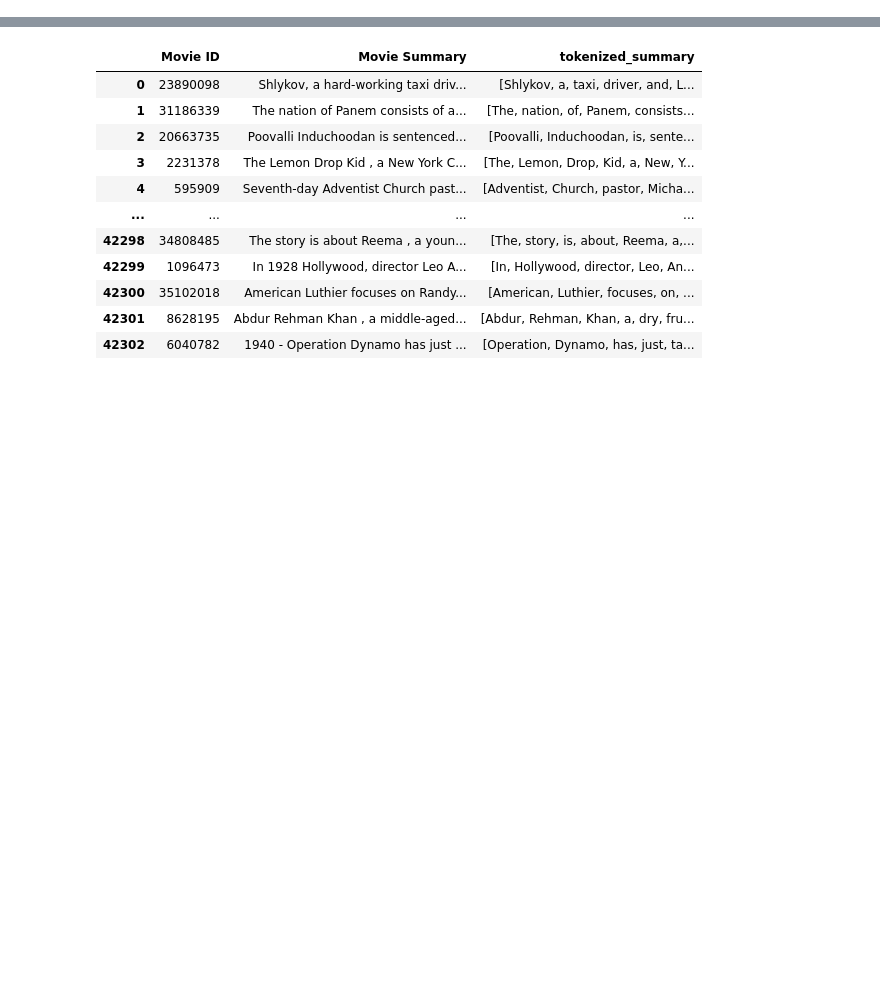
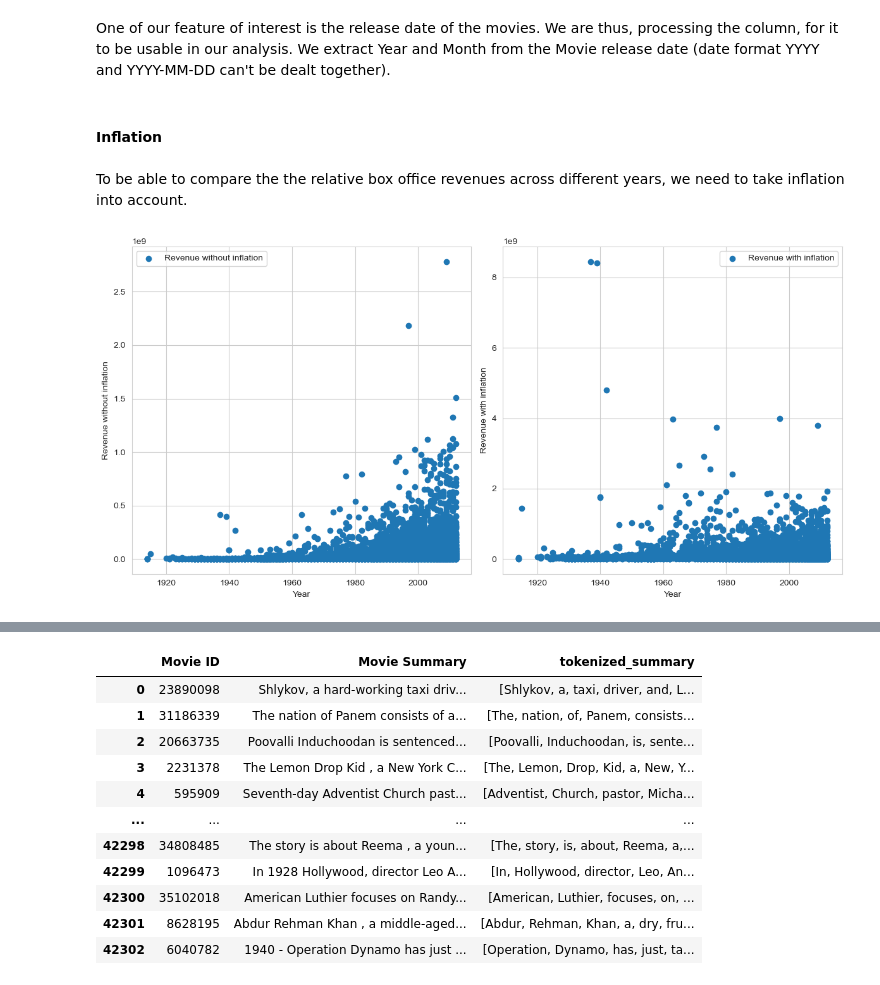
Before and after one commit to epfl-ada/ada-2023-project-adaflix, a Jupyter notebook: milestone_2.ipynb, the cells around one changed output, grey strips where cells are left out. Cells and saved outputs as stored; diff of their text form; code cells hidden in the pictures; blank space fills up the shorter version.

```diff
--- a/milestone_2.ipynb
+++ b/milestone_2.ipynb
@@ -167,0 +48,5 @@ summary_metadata.sample(3)
+# %%
+# List of columns to be dropped from the DataFrame
+movie_columns_to_drop = ['Movie languages (Freebase ID:name tuples)', 'Movie countries (Freebase ID:name tuples)','Movie genres (Freebase ID:name tuples)','Freebase movie ID']
+# Dropping specified columns from the DataFrame
+movie_df.drop(movie_columns_to_drop, axis=1, inplace=True)
@@ -167,0 +55,46 @@ summary_metadata.sample(3)
+# %%
+# Dropping rows from the DataFrame where 'Movie box office revenue' is NaN
+movie_df.dropna(subset=['Movie box office revenue'], inplace=True)
+# %% [markdown]
+One of our feature of interest is the release date of the movies. We are thus, processing the column, for it to be usable in our analysis. We extract Year and Month from the Movie release date (date format YYYY and YYYY-MM-DD can't be dealt together).
+# %%
+# Dropping rows where 'Movie release date' is NaN
+movie_df.dropna(subset=["Movie release date"], inplace=True)
+# Create a Year column in the movie dataframe
+movie_df['Year'] = movie_df["Movie release date"].apply(lambda x: str(x)[:4]).astype(int)
+# Create a Month column in the movie dataframe
+movie_df['Month'] = pd.to_datetime(movie_df['Movie release date'],errors='coerce').dt.month
+# %% [markdown]
+#### Inflation
+# %% [markdown]
+To be able to compare the the relative box office revenues across different years, we need to take inflation into account.
+# %%
+# Calculate cumulative inflation to 2022 using the last available annual inflation rate
+inflation["Cumulative Inflation to 2022"] = inflation.iloc[-1].Annual / inflation["Annual"]
+# Merge the movie DataFrame with the inflation DataFrame on the 'Year' column
+movie_with_inflation = pd.merge(movie_df, inflation, on='Year')
+# Calculate revenue with inflation by multiplying 'Movie box office revenue' with the 'Cumulative Inflation to 2022'
+movie_with_inflation['Revenue with inflation'] = movie_with_inflation['Movie box office revenue'] * movie_with_inflation['Cumulative Inflation to 2022']
+movie_with_inflation.drop(['Cumulative Inflation to 2022', 'Annual'], axis=1, inplace=True)
+# %%
+fig, (ax1, ax2) = plt.subplots(1, 2, figsize=(12, 6))  # 1 row, 2 columns
+
+# Plot for Revenue without inflation
+ax1.scatter(movie_with_inflation['Year'], movie_with_inflation['Movie box office revenue'], label='Revenue without inflation')
+ax1.set_xlabel('Year')
+ax1.set_ylabel('Revenue without inflation')
+ax1.legend()
+
+# Plot for Revenue with inflation
+ax2.scatter(movie_with_inflation['Year'], movie_with_inflation['Revenue with inflation'], label='Revenue with inflation')
+ax2.set_xlabel('Year')
+ax2.set_ylabel('Revenue with inflation')
+ax2.legend()
+
+# Adjust layout
+plt.tight_layout()
+
+# Show the plot
+plt.show()
+# %% [output]
+[figure, added]
```
Also changed, not shown: parts of 123 cells of this notebook, 1 other file.
